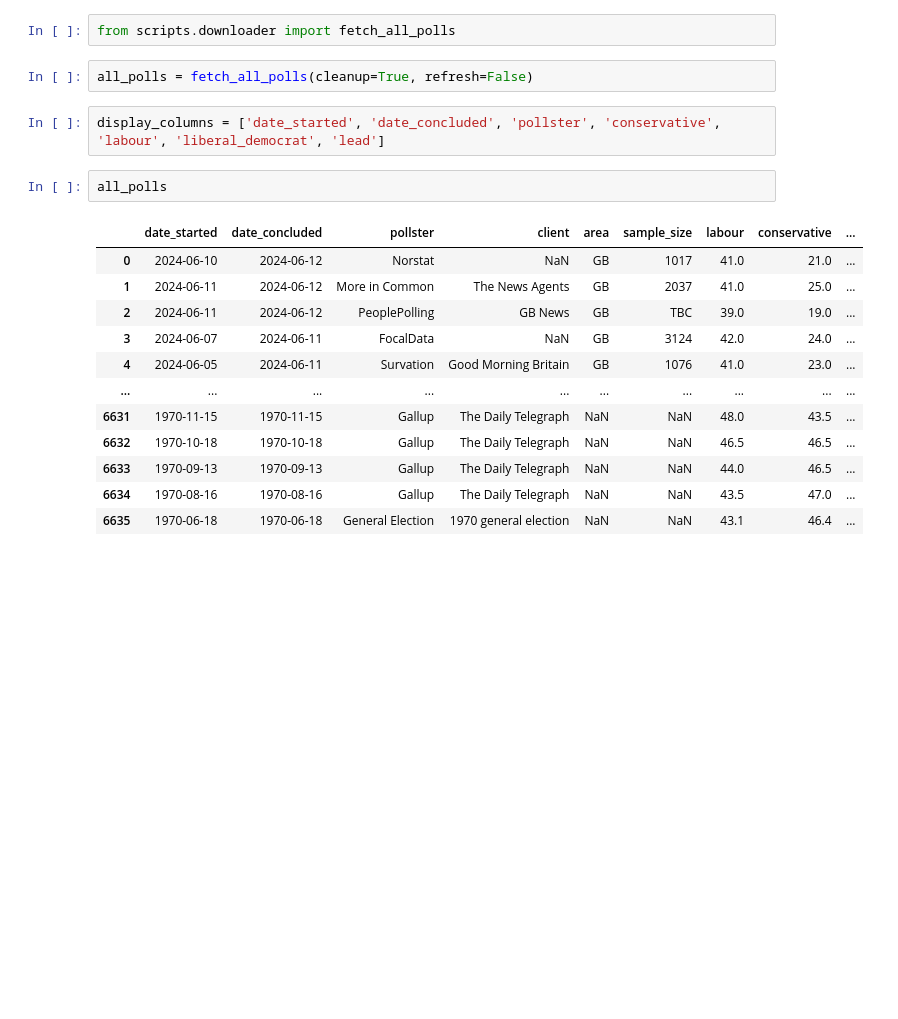
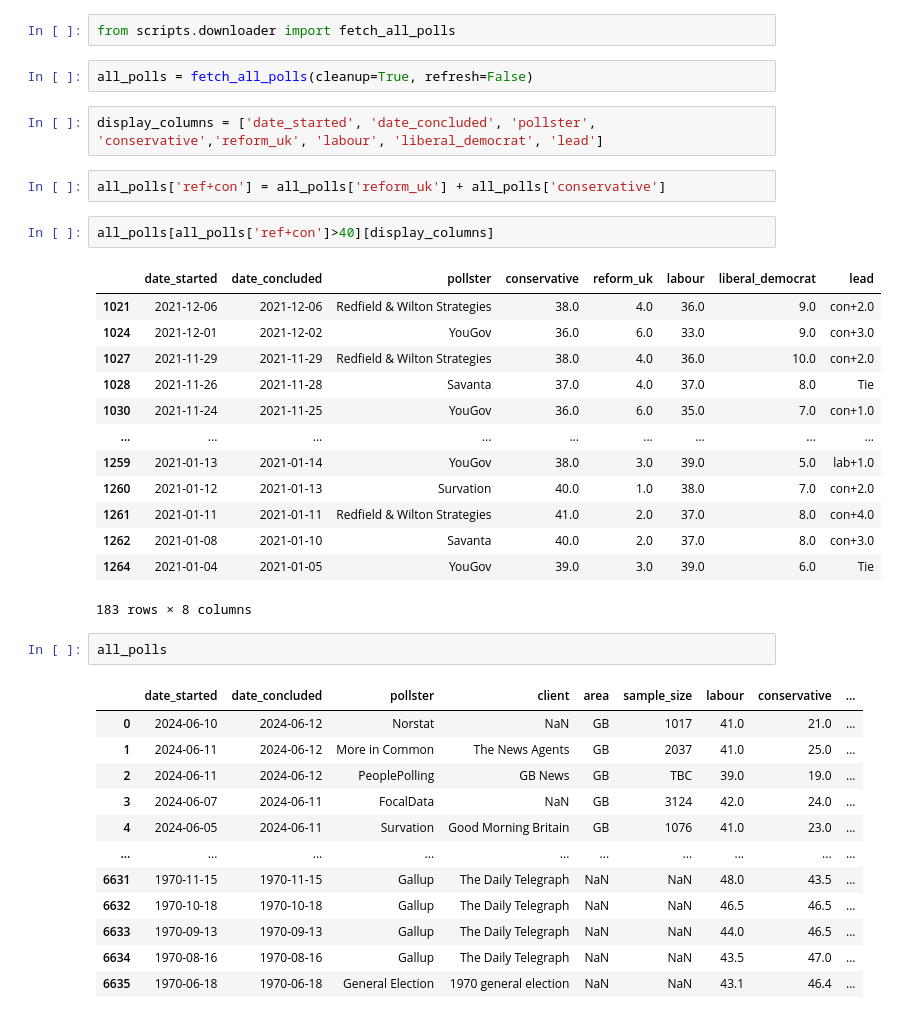
Before and after one commit to AndyLawton/uk_general_election_polls, a Jupyter notebook: main.ipynb, the cells around one changed output. Cells and saved outputs as stored; diff of their text form; blank space fills up the shorter version.

```diff
--- a/main.ipynb
+++ b/main.ipynb
@@ -13,7 +10,25 @@ from scripts.downloader import fetch_all_polls
 # %%
 all_polls = fetch_all_polls(cleanup=True, refresh=False)
 # %%
-display_columns = ['date_started', 'date_concluded', 'pollster', 'conservative', 'labour', 'liberal_democrat', 'lead']
+display_columns = ['date_started', 'date_concluded', 'pollster', 'conservative','reform_uk', 'labour', 'liberal_democrat', 'lead']
+# %%
+all_polls['ref+con'] = all_polls['reform_uk'] + all_polls['conservative']
+# %%
+all_polls[all_polls['ref+con']>40][display_columns]
+# %% [output]
+|  | date_started | date_concluded | pollster | conservative | reform_uk | labour | liberal_democrat | lead |
+| 1021 | 2021-12-06 | 2021-12-06 | Redfield & Wilton Strategies | 38.0 | 4.0 | 36.0 | 9.0 | con+2.0 |
+| 1024 | 2021-12-01 | 2021-12-02 | YouGov | 36.0 | 6.0 | 33.0 | 9.0 | con+3.0 |
+| 1027 | 2021-11-29 | 2021-11-29 | Redfield & Wilton Strategies | 38.0 | 4.0 | 36.0 | 10.0 | con+2.0 |
+| 1028 | 2021-11-26 | 2021-11-28 | Savanta | 37.0 | 4.0 | 37.0 | 8.0 | Tie |
+| 1030 | 2021-11-24 | 2021-11-25 | YouGov | 36.0 | 6.0 | 35.0 | 7.0 | con+1.0 |
+| ... | ... | ... | ... | ... | ... | ... | ... | ... |
+| 1259 | 2021-01-13 | 2021-01-14 | YouGov | 38.0 | 3.0 | 39.0 | 5.0 | lab+1.0 |
+| 1260 | 2021-01-12 | 2021-01-13 | Survation | 40.0 | 1.0 | 38.0 | 7.0 | con+2.0 |
+| 1261 | 2021-01-11 | 2021-01-11 | Redfield & Wilton Strategies | 41.0 | 2.0 | 37.0 | 8.0 | con+4.0 |
+| 1262 | 2021-01-08 | 2021-01-10 | Savanta | 40.0 | 2.0 | 37.0 | 8.0 | con+3.0 |
+| 1264 | 2021-01-04 | 2021-01-05 | YouGov | 39.0 | 3.0 | 39.0 | 6.0 | Tie |
+183 rows × 8 columns
 # %%
 all_polls
 # %% [output]
```
Also changed, not shown: parts of 1 cell of this notebook, 11 other files.
